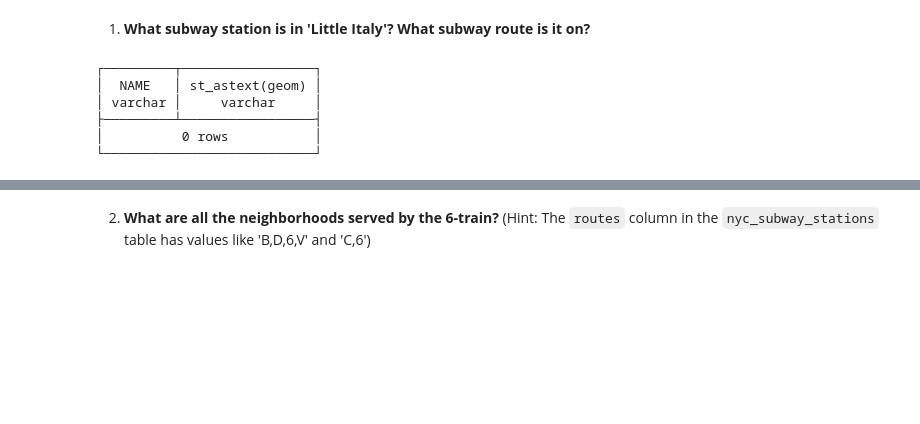
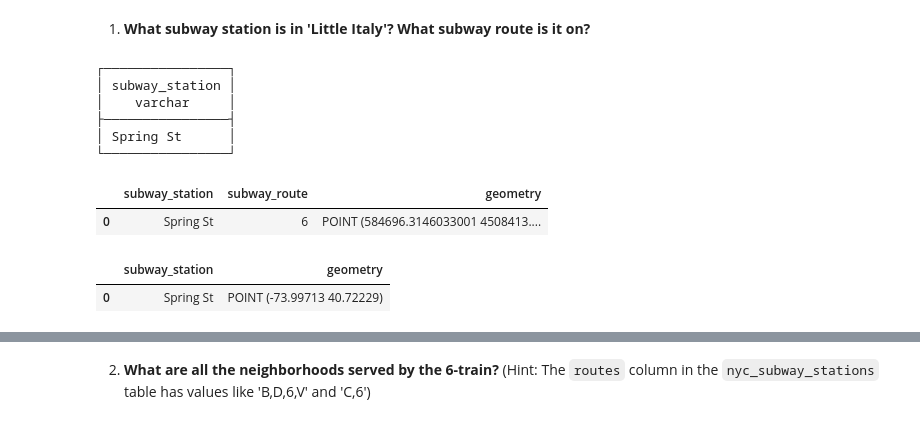
Before and after one commit to Aurora-77777/CASA0005, a Jupyter notebook: notebooks/W04_postgis2.ipynb, the cells around one changed output, grey strips where cells are left out. Saved outputs shown, nothing was run; the diff lists cells and outputs as text; code cells hidden in the pictures; blank space fills up the shorter version.

```diff
--- a/notebooks/W04_postgis2.ipynb
+++ b/notebooks/W04_postgis2.ipynb
@@ -147,12 +144,24 @@ print(con.execute("SELECT * FROM nyc_subway_stations LIMIT 5").fetchdf())
 4  [0, 0, 0, 0, 0, 0, 0, 0, 0, 0, 0, 0, 1, 0, 0, ...
 # %% [markdown]
 1. **What subway station is in \'Little Italy\'? What subway route is it on?**
-# %%
-con.sql("select name, st_astext(geom) from nyc_subway_stations where borough = 'Little Italy'")
-# %% [output]
-┌─────────┬─────────────────┐
-│  NAME   │ st_astext(geom) │
-│ varchar │     varchar     │
-├─────────┴─────────────────┤
-│          0 rows           │
-└───────────────────────────┘
+# %%
+con.sql("SELECT s.name AS subway_station FROM nyc_neighborhoods AS n JOIN nyc_subway_stations AS s ON ST_Contains(n.geom, s.geom) WHERE n.name = 'Little Italy';")
+# %% [output]
+┌────────────────┐
+│ subway_station │
+│    varchar     │
+├────────────────┤
+│ Spring St      │
+└────────────────┘
+# %%
+italy_station_df = con.sql("SELECT s.name AS subway_station, s.routes as subway_route, st_astext(s.geom) as geometry FROM nyc_neighborhoods AS n JOIN nyc_subway_stations AS s ON ST_Contains(n.geom, s.geom) WHERE n.name = 'Little Italy';").df()
+italy_station_df.head()
+# %% [output]
+|  | subway_station | subway_route | geometry |
+| 0 | Spring St | 6 | POINT (584696.3146033001 4508413.... |
+# %%
+italy_station_df = leafmap.df_to_gdf(italy_station_df, src_crs="EPSG:26918", dst_crs="EPSG:4326")
+italy_station_df.head()
+# %% [output]
+|  | subway_station | geometry |
+| 0 | Spring St | POINT (-73.99713 40.72229) |
```
Also changed, not shown: parts of 3 cells of this notebook.
